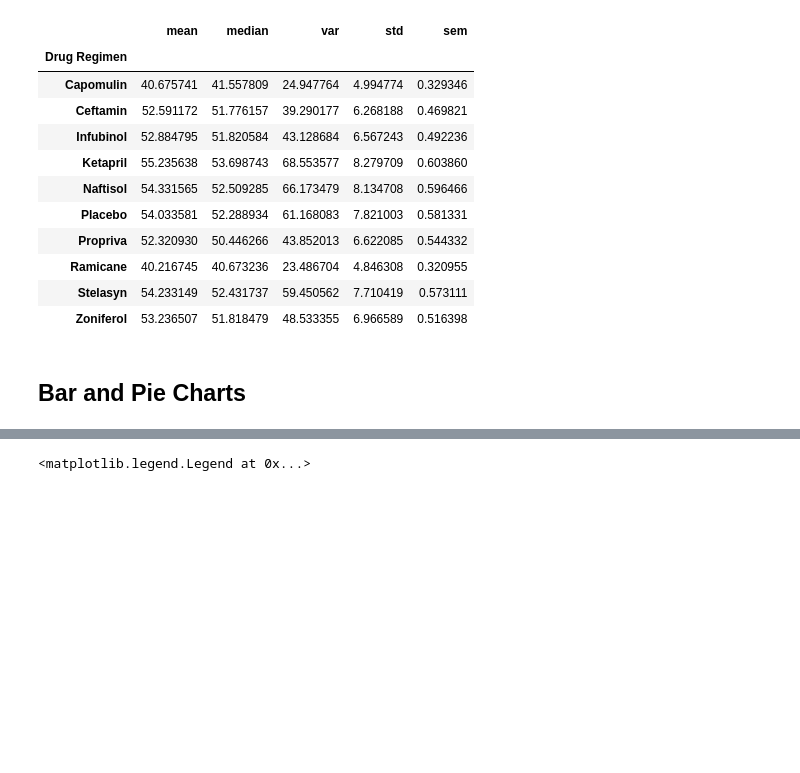
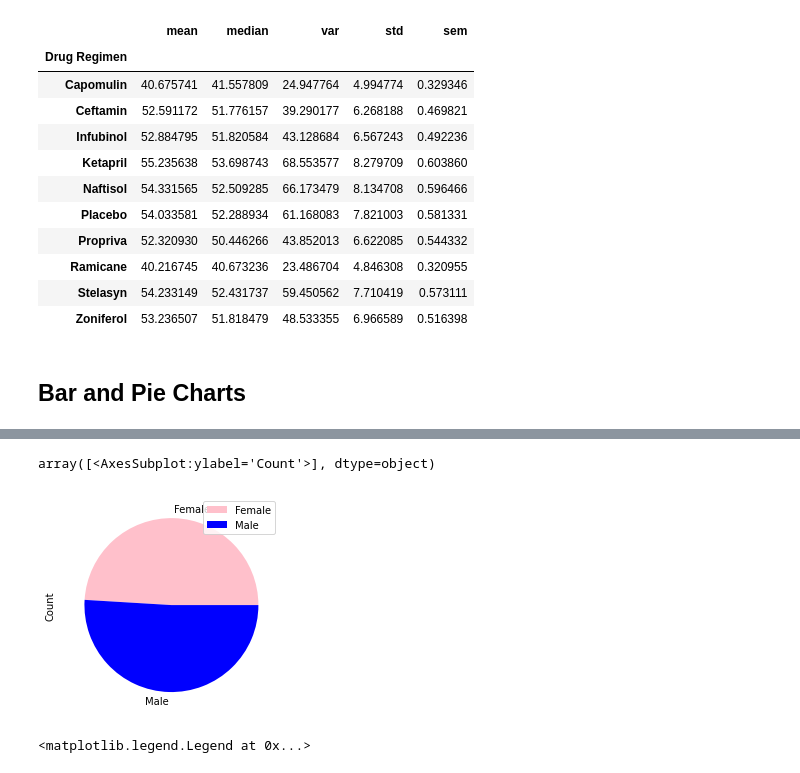
Before and after one commit to PatttyCakess/matplotlib_challenge, a Jupyter notebook: pymaceuticals_starter.ipynb, the cells around one changed output, grey strips where cells are left out. Saved outputs shown, nothing was run; the diff lists cells and outputs as text; code cells hidden in the pictures; blank space fills up the shorter version.

```diff
--- a/pymaceuticals_starter.ipynb
+++ b/pymaceuticals_starter.ipynb
@@ -146 +140,10 @@ plt.show()
+# %%
+# Generate a pie plot showing the distribution of female versus male mice using Pandas
+gender_group = clean_df.groupby("Sex")
+genders = gender_group["Mouse ID"].count()
+gender_df = pd.DataFrame({"Count":genders})
+gender_df.plot(kind="pie", subplots = True, colors = ["pink","blue"])
+# %% [output]
+array([<AxesSubplot:ylabel='Count'>], dtype=object)
+[figure, added]
 # %%
```
Also changed, not shown: parts of 7 cells of this notebook.
